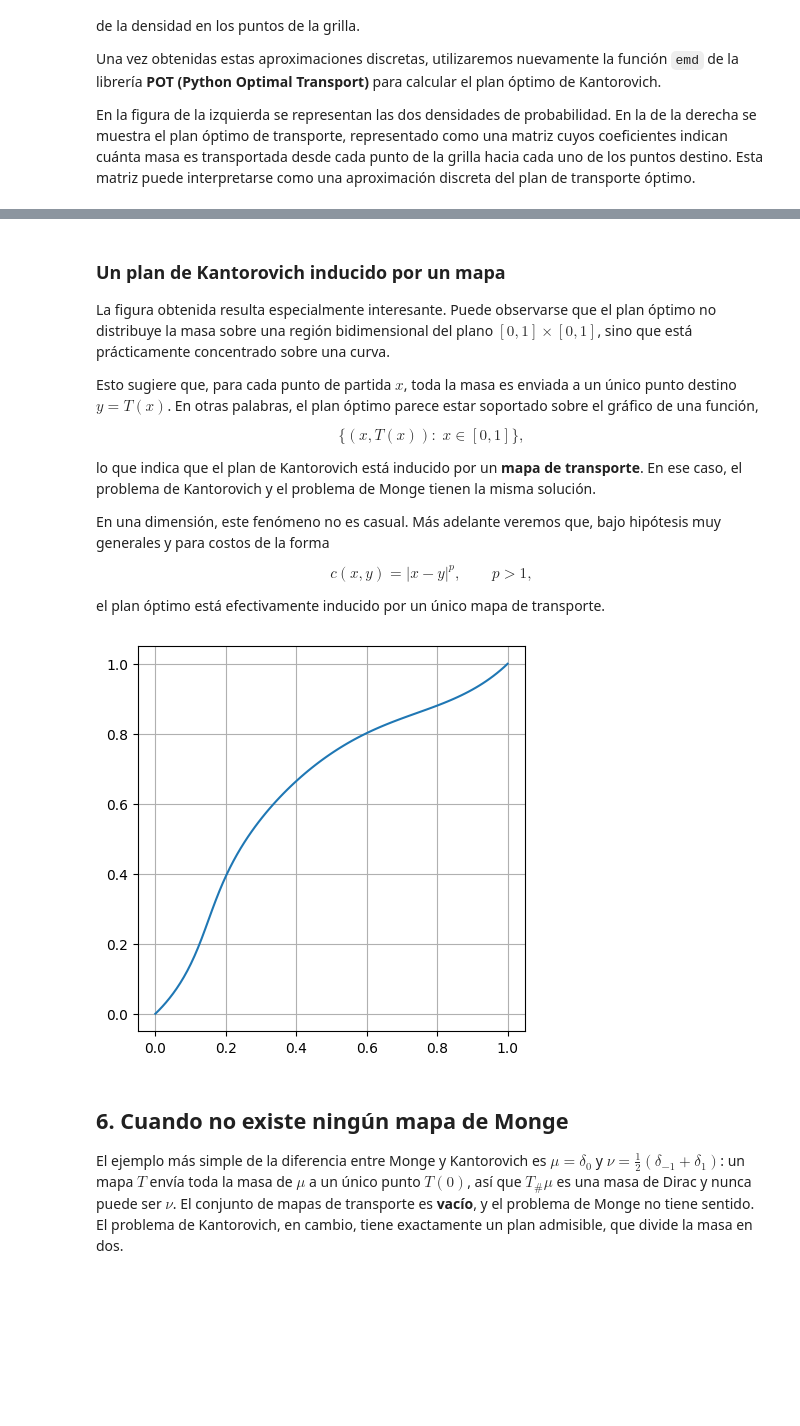
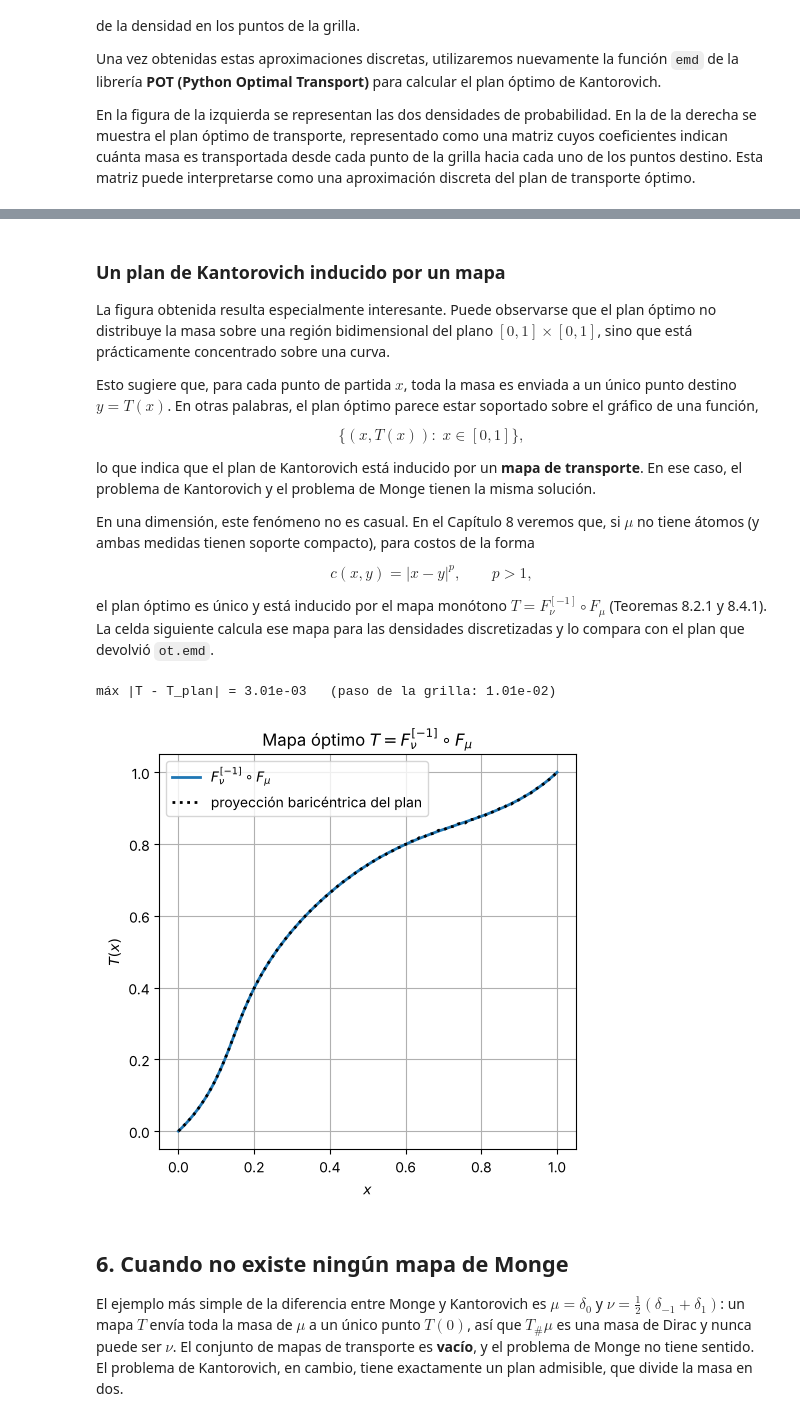
Before and after one commit to jfbonder/transporte-optimo, a Jupyter notebook: cuadernos/01-monge-kantorovich.ipynb, the cells around one changed output, grey strips where cells are left out. Saved outputs shown, nothing was run; the diff lists cells and outputs as text; code cells hidden in the pictures; blank space fills up the shorter version.

```diff
--- a/cuadernos/01-monge-kantorovich.ipynb
+++ b/cuadernos/01-monge-kantorovich.ipynb
@@ -712,36 +528,41 @@ $$
 
 lo que indica que el plan de Kantorovich está inducido por un **mapa de transporte**. En ese caso, el problema de Kantorovich y el problema de Monge tienen la misma solución.
 
-En una dimensión, este fenómeno no es casual. Más adelante veremos que, bajo hipótesis muy generales y para costos de la forma
+En una dimensión, este fenómeno no es casual. En el Capítulo 8 veremos que, si $\mu$ no tiene átomos (y ambas medidas tienen soporte compacto), para costos de la forma
 
 $$
 c(x,y)=|x-y|^p,\qquad p>1,
 $$
 
-el plan óptimo está efectivamente inducido por un único mapa de transporte.
+el plan óptimo es único y está inducido por el mapa monótono $T=F_\nu^{[-1]}\circ F_\mu$ (Teoremas 8.2.1<!--ref:teo:mapa-monotono--> y 8.4.1<!--ref:teo:optimalidad-->). La celda siguiente calcula ese mapa para las densidades discretizadas y lo compara con el plan que devolvió `ot.emd`.
 # %%
-# @title
-# Calculamos las funciones de distribución acumulada (CDF) de mu y nu.
-# Como las medidas son discretas con masas a_i y b_j, las CDF son escalonadas.
-# Agregamos un 0 al comienzo para que F(x_0^-) = 0.
-F0 = np.concatenate(([0], np.cumsum(a)))  # CDF de mu
-F1 = np.concatenate(([0], np.cumsum(b)))  # CDF de nu
+# Funciones de distribución de las medidas discretas mu = sum a_i delta_{x_i}, nu = sum b_j delta_{x_j}.
+F0 = np.concatenate(([0], np.cumsum(a)))     # F0[i] = mu({x_0,...,x_{i-1}})
+F1 = np.concatenate(([0], np.cumsum(b)))
 
-# El mapa óptimo en 1D es T = F_nu^{-1} ∘ F_mu,
-# donde F_nu^{-1} es la pseudoinversa (cuantil generalizado) de F_nu.
-# np.interp(F0[:-1], F1[:-1], x) evalúa numéricamente F_nu^{-1}(F_mu(x_i)).
-T = np.interp(F0[:-1], F1[:-1], x)
+# Mapa monótono T = F_nu^{-1} o F_mu. Al discretizar, el átomo x_i ocupa el tramo
+# (F0[i], F0[i+1]] de valores de t; lo evaluamos en el punto medio de ese tramo
+# (usar el extremo izquierdo F0[i] introduce un sesgo sistemático de medio paso).
+t_medio = (F0[:-1] + F0[1:])/2
+T = np.interp(t_medio, F1[1:] - b/2, x)          # cuantil de nu interpolado en los puntos medios
 
-plt.figure(figsize=(5,5))
-plt.plot(x, T, lw=2)
+# Control: proyección baricéntrica del plan óptimo, T_pi(x_i) = sum_j pi_ij x_j / a_i
+T_plan = (pi @ x)/a
+print(f"máx |T - T_plan| = {np.max(np.abs(T - T_plan)):.2e}   (paso de la grilla: {dx:.2e})")
+
+plt.figure(figsize=(5, 5))
+plt.plot(x, T, lw=2, label=r"$F_\nu^{[-1]}\circ F_\mu$")
+plt.plot(x, T_plan, "k:", lw=2, label="proyección baricéntrica del plan")
 plt.xlabel(r"$x$")
 plt.ylabel(r"$T(x)$")
-plt.title(r"Mapa óptimo $T = F_\nu^{-1} \circ F_\mu$")
+plt.title(r"Mapa óptimo $T = F_\nu^{[-1]} \circ F_\mu$")
+plt.legend()
 plt.grid(True)
 plt.tight_layout()
 plt.show()
 # %% [output]
+máx |T - T_plan| = 3.01e-03   (paso de la grilla: 1.01e-02)
-[figure, old version]
+[figure, new version]
 # %% [markdown]
 ## 6. Cuando no existe ningún mapa de Monge
 
```
Also changed, not shown: parts of 21 cells of this notebook, 5 other files.
